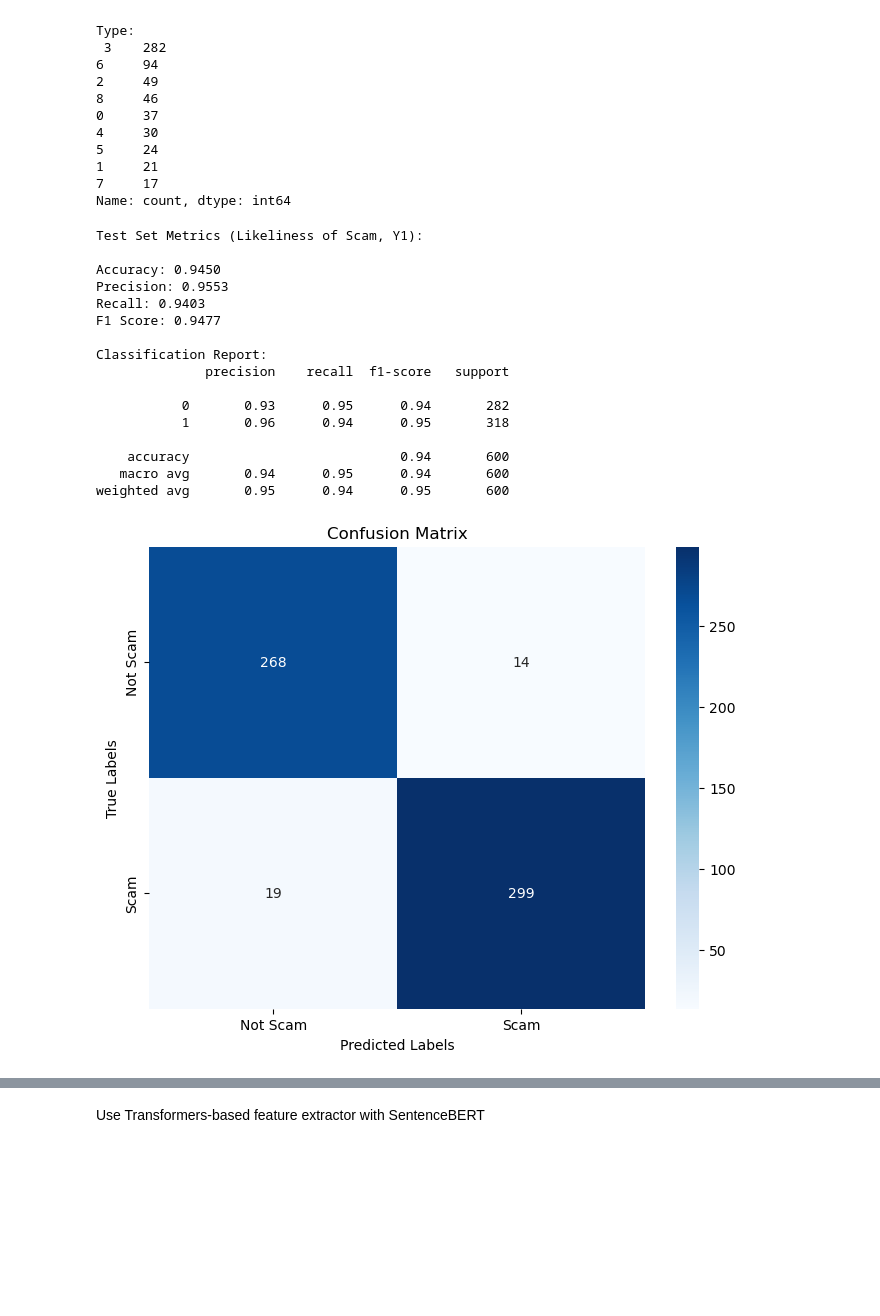
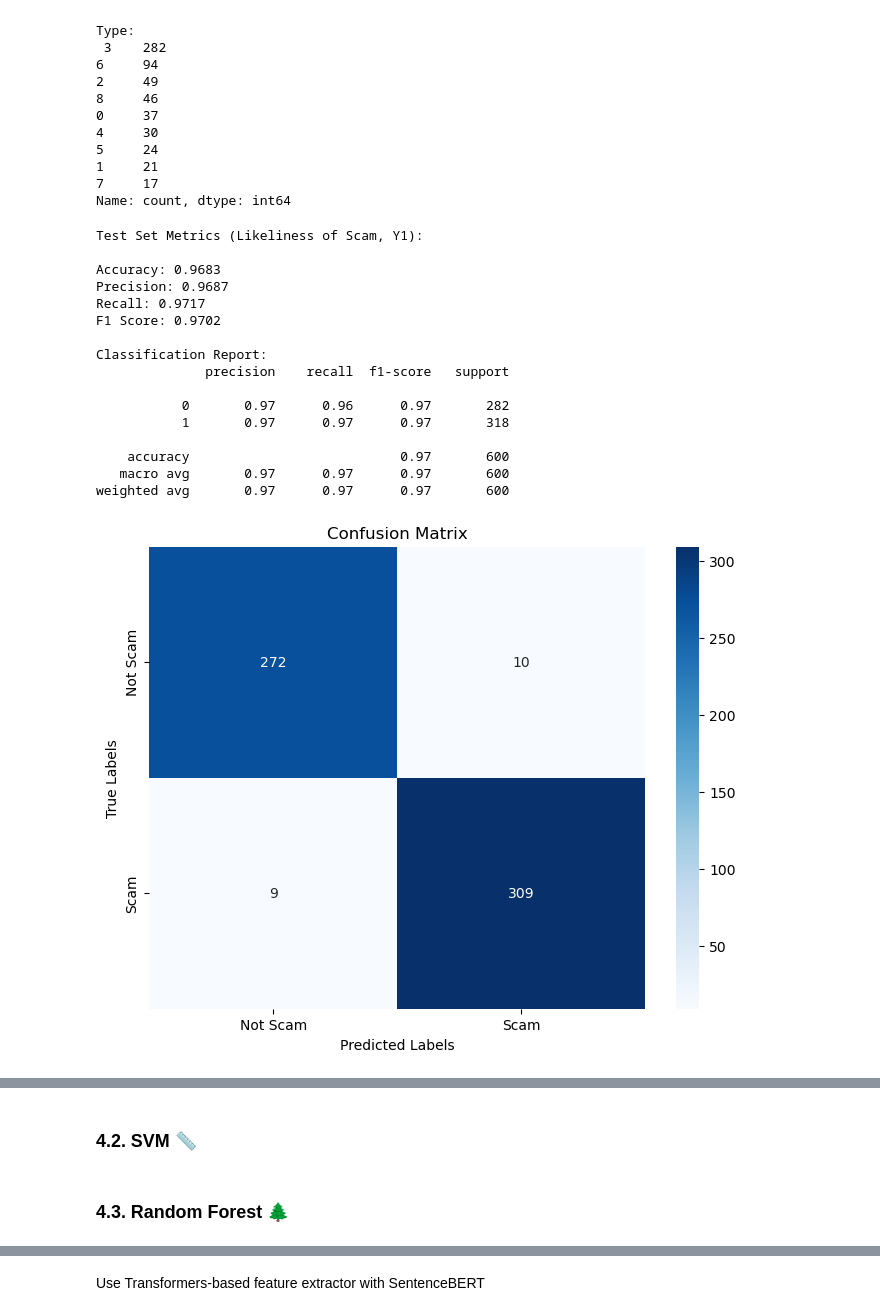
Before and after one commit to junxianyong/INF2008_P1-08, a Jupyter notebook: scam_detection/scam_detection.ipynb, the cells around one changed output, grey strips where cells are left out. Drawn from its saved outputs; the diff is of its cells as text; code cells hidden in the pictures; blank space fills up the shorter version.

Commit message:
Clean up notebook, create data split for all embeddings, model training split into 6 algos

```diff
--- a/scam_detection/scam_detection.ipynb
+++ b/scam_detection/scam_detection.ipynb
@@ -346,0 +378,24 @@ X_val, X_test, y1_val, y1_test, y2_val, y2_test = train_test_split(X_test, y1_te
+# %%
+# Split data into training, validation, and test sets for each embedding type
+X_CV_train, X_CV_test, y1_CV_train, y1_CV_test, y2_CV_train, y2_CV_test = train_test_split(X_count_vectorizer, dataset_df["labels"], type_encoded, test_size=0.6, random_state=42) # Train split
+X_CV_val, X_CV_test, y1_CV_val, y1_CV_test, y2_CV_val, y2_CV_test = train_test_split(X_CV_test, y1_CV_test, y2_CV_test, test_size=0.5, random_state=42) # Validation and test split
+
+X_TFIDF_train, X_TFIDF_test, y1_TFIDF_train, y1_TFIDF_test, y2_TFIDF_train, y2_TFIDF_test = train_test_split(X_tfidf, dataset_df["labels"], type_encoded, test_size=0.6, random_state=42) # Train split
+X_TFIDF_val, X_TFIDF_test, y1_TFIDF_val, y1_TFIDF_test, y2_TFIDF_val, y2_TFIDF_test = train_test_split(X_TFIDF_test, y1_TFIDF_test, y2_TFIDF_test, test_size=0.5, random_state=42) # Validation and test split
+
+X_W2V_train, X_W2V_test, y1_W2V_train, y1_W2V_test, y2_W2V_train, y2_W2V_test = train_test_split(X_w2v, dataset_df["labels"], type_encoded, test_size=0.6, random_state=42) # Train split
+X_W2V_val, X_W2V_test, y1_W2V_val, y1_W2V_test, y2_W2V_val, y2_W2V_test = train_test_split(X_W2V_test, y1_W2V_test, y2_W2V_test, test_size=0.5, random_state=42) # Validation and test split
+
+X_BERT_train, X_BERT_test, y1_BERT_train, y1_BERT_test, y2_BERT_train, y2_BERT_test = train_test_split(X_distill_bert, dataset_df["labels"], type_encoded, test_size=0.6, random_state=42) # Train split
+X_BERT_val, X_BERT_test, y1_BERT_val, y1_BERT_test, y2_BERT_val, y2_BERT_test = train_test_split(X_BERT_test, y1_BERT_test, y2_BERT_test, test_size=0.5, random_state=42) # Validation and test split
+
+X_SBERT_train, X_SBERT_test, y1_SBERT_train, y1_SBERT_test, y2_SBERT_train, y2_SBERT_test = train_test_split(X_sbert, dataset_df["labels"], type_encoded, test_size=0.6, random_state=42) # Train split
+X_SBERT_val, X_SBERT_test, y1_SBERT_val, y1_SBERT_test, y2_SBERT_val, y2_SBERT_test = train_test_split(X_SBERT_test, y1_SBERT_test, y2_SBERT_test, test_size=0.5, random_state=42) # Validation and test split
+
+# Put the shapes into a table for easy comparison
+pd.DataFrame({
+    "Embedding Type": ["Count Vectorizer", "TF-IDF", "Word2Vec", "DistilBERT", "SBERT"],
+    "Train Shape": [X_CV_train.shape, X_TFIDF_train.shape, X_W2V_train.shape, X_BERT_train.shape, X_SBERT_train.shape],
+    "Val Shape": [X_CV_val.shape, X_TFIDF_val.shape, X_W2V_val.shape, X_BERT_val.shape, X_SBERT_val.shape],
+    "Test Shape": [X_CV_test.shape, X_TFIDF_test.shape, X_W2V_test.shape, X_BERT_test.shape, X_SBERT_test.shape]
+})
@@ -505,10 +578,10 @@ Metrics:
 4. F1-score: *A balance of precision and recall*
 5. Confusion Matrix: *Visual breakdown of the True Positives (TP), True Negatives (TN), False Positives (FP), and False Negatives (FN)*
 # %%
-y1_logistic_model = LogisticRegressionModel(X_train, y1_train, multi_class_func='svc')
-y2_logistic_model = LogisticRegressionModel(X_train, y2_train, multi_class_func='svc')
+y1_logistic_model = LogisticRegressionModel(X_BERT_train, y1_BERT_train)
+y2_logistic_model = LogisticRegressionModel(X_BERT_train, y2_BERT_train)
 
-y1_accuracy, y1_precision, y1_recall, y1_f1, y1_conf_matrix, y1_class_report = y1_logistic_model.evaluate(X_val, y1_val)
+y1_accuracy, y1_precision, y1_recall, y1_f1, y1_conf_matrix, y1_class_report = y1_logistic_model.evaluate(X_BERT_val, y1_BERT_val)
 
 print(f"Validation Set Metrics for Y1 (Likeliness of Scam):\n")
 print(f"Accuracy: {y1_accuracy:.4f}")
@@ -518,7 +591,7 @@ print(f"F1 Score: {y1_f1:.4f}")
 print("\nClassification Report:")
 print(y1_class_report)
 
-y2_accuracy, y2_precision, y2_recall, y2_f1, y2_conf_matrix, y2_class_report = y2_logistic_model.evaluate(X_val, y2_val)
+y2_accuracy, y2_precision, y2_recall, y2_f1, y2_conf_matrix, y2_class_report = y2_logistic_model.evaluate(X_BERT_val, y2_BERT_val)
 
 print(f"Validation Set Metrics for Y2 (Type of Scam):\n")
 print(f"Accuracy: {y2_accuracy:.4f}")
@@ -581,53 +654,53 @@ Type:
 Name: count, dtype: int64
 # %%
 # Make predictions on the test set
-y1_test_pred = y1_logistic_model.predict(X_test)
-y1_test_accuracy, y1_test_precision, y1_test_recall, y1_test_f1, y1_test_conf_matrix, y1_test_class_report = y1_logistic_model.evaluate(X_test, y1_test)
+y1_test_pred = y1_logistic_model.predict(X_BERT_test)
+y1_test_accuracy, y1_test_precision, y1_test_recall, y1_test_f1, y1_test_conf_matrix, y1_test_class_report = y1_logistic_model.evaluate(X_BERT_test, y1_BERT_test)
 
 # Print metrics
 print(f"Test Set Metrics (Likeliness of Scam, Y1):\n")
 print(f"Accuracy: {y1_test_accuracy:.4f}")
 print(f"Precision: {y1_test_precision:.4f}")
 print(f"Recall: {y1_test_recall:.4f}")
 print(f"F1 Score: {y1_test_f1:.4f}")
 print("\nClassification Report:")
 print(y1_test_class_report)
 
 # Plot confusion matrix
-y1_logistic_model.plot_confusion_matrix(X_test, y1_test, ["Not Scam", "Scam"])
+y1_logistic_model.plot_confusion_matrix(X_BERT_test, y1_BERT_test, ["Not Scam", "Scam"])
 
 # Make predictions on the test set
-y2_test_pred = y2_logistic_model.predict(X_test)
-y2_test_accuracy, y2_test_precision, y2_test_recall, y2_test_f1, y2_test_conf_matrix, y2_test_class_report = y2_logistic_model.evaluate(X_test, y2_test)
+y2_test_pred = y2_logistic_model.predict(X_BERT_test)
+y2_test_accuracy, y2_test_precision, y2_test_recall, y2_test_f1, y2_test_conf_matrix, y2_test_class_report = y2_logistic_model.evaluate(X_BERT_test, y2_BERT_test)
 
 # Print metrics
 print(f"Test Set Metrics (Type of Scam, Y2):\n")
 print(f"Accuracy: {y2_test_accuracy:.4f}")
 print(f"Precision: {y2_test_precision:.4f}")
 print(f"Recall: {y2_test_recall:.4f}")
 print(f"F1 Score: {y2_test_f1:.4f}")
 print("\nClassification Report:")
 print(y2_test_class_report)
 
 # Plot confusion matrix
-y2_logistic_model.plot_confusion_matrix(X_test, y2_test, le.classes_)
+y2_logistic_model.plot_confusion_matrix(X_BERT_test, y2_BERT_test, le.classes_)
 # %% [output]
 Test Set Metrics (Likeliness of Scam, Y1):
 
-Accuracy: 0.9450
-Precision: 0.9553
-Recall: 0.9403
-F1 Score: 0.9477
+Accuracy: 0.9683
+Precision: 0.9687
+Recall: 0.9717
+F1 Score: 0.9702
 
 Classification Report:
               precision    recall  f1-score   support
 
-           0       0.93      0.95      0.94       282
-           1       0.96      0.94      0.95       318
+           0       0.97      0.96      0.97       282
+           1       0.97      0.97      0.97       318
 
-    accuracy                           0.94       600
-   macro avg       0.94      0.95      0.94       600
-weighted avg       0.95      0.94      0.95       600
+    accuracy                           0.97       600
+   macro avg       0.97      0.97      0.97       600
+weighted avg       0.97      0.97      0.97       600
-[figure, old version]
+[figure, new version]
 Test Set Metrics (Type of Scam, Y2):
 
@@ -649,0 +723,2 @@ weighted avg       0.82      0.79      0.75       600
+# %% [markdown]
+### 4.2. SVM 📏
@@ -649,0 +727,2 @@ weighted avg       0.82      0.79      0.75       600
+# %% [markdown]
+### 4.3. Random Forest 🌲
```
Also changed, not shown: parts of 53 cells of this notebook.
